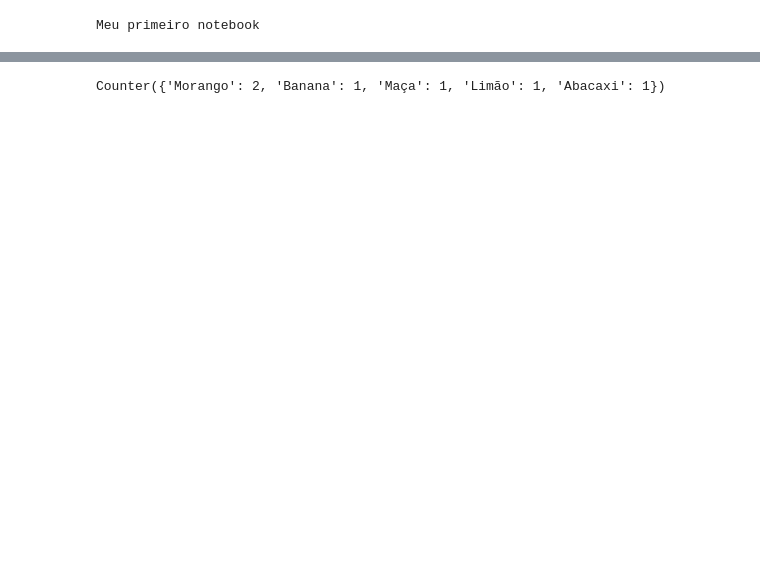
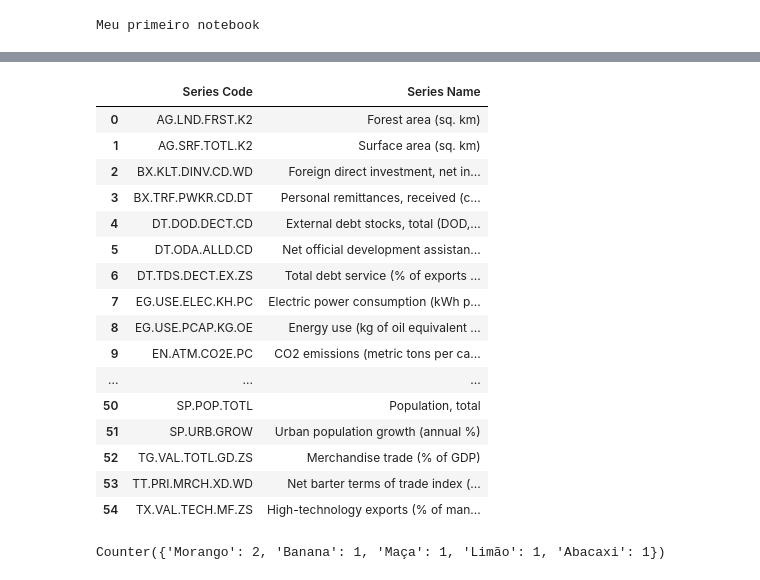
Before and after one commit to CarolineAndradeR/Python, a Jupyter notebook: cap12.ipynb, the cells around one changed output, grey strips where cells are left out. Saved outputs shown, nothing was run; the diff lists cells and outputs as text; code cells hidden in the pictures; blank space fills up the shorter version.

```diff
--- a/cap12.ipynb
+++ b/cap12.ipynb
@@ -66,3 +196,33 @@ False
+# %%
+#Apaga as referencias com NaN, porem não é de forma permanete
+#df_descricao_campos.dropna()
+
+#Só apaga de forma permanete se for passado uma referência
+#A referência pode ser a mesma, dar a referência o valor dela mesma
+#df_descricao_campos = df_descricao_campos.dropna()
+
+#Ou usar o Inplace para dizer que a alteração vai ocorrer dentro dela mesma
+df_descricao_campos.dropna(inplace=True)
+
+df_descricao_campos
+# %% [output]
+|  | Series Code | Series Name |
+| 0 | AG.LND.FRST.K2 | Forest area (sq. km) |
+| 1 | AG.SRF.TOTL.K2 | Surface area (sq. km) |
+| 2 | BX.KLT.DINV.CD.WD | Foreign direct investment, net in... |
+| 3 | BX.TRF.PWKR.CD.DT | Personal remittances, received (c... |
+| 4 | DT.DOD.DECT.CD | External debt stocks, total (DOD,... |
+| 5 | DT.ODA.ALLD.CD | Net official development assistan... |
+| 6 | DT.TDS.DECT.EX.ZS | Total debt service (% of exports ... |
+| 7 | EG.USE.ELEC.KH.PC | Electric power consumption (kWh p... |
+| 8 | EG.USE.PCAP.KG.OE | Energy use (kg of oil equivalent ... |
+| 9 | EN.ATM.CO2E.PC | CO2 emissions (metric tons per ca... |
+| ... | ... | ... |
+| 50 | SP.POP.TOTL | Population, total |
+| 51 | SP.URB.GROW | Urban population growth (annual %) |
+| 52 | TG.VAL.TOTL.GD.ZS | Merchandise trade (% of GDP) |
+| 53 | TT.PRI.MRCH.XD.WD | Net barter terms of trade index (... |
+| 54 | TX.VAL.TECH.MF.ZS | High-technology exports (% of man... |
 # %%
 palavras = ["Morango", "Banana", "Maça", "Limão", "Abacaxi", "Morango"]
 from collections import Counter
```
Also changed, not shown: parts of 7 cells of this notebook.
